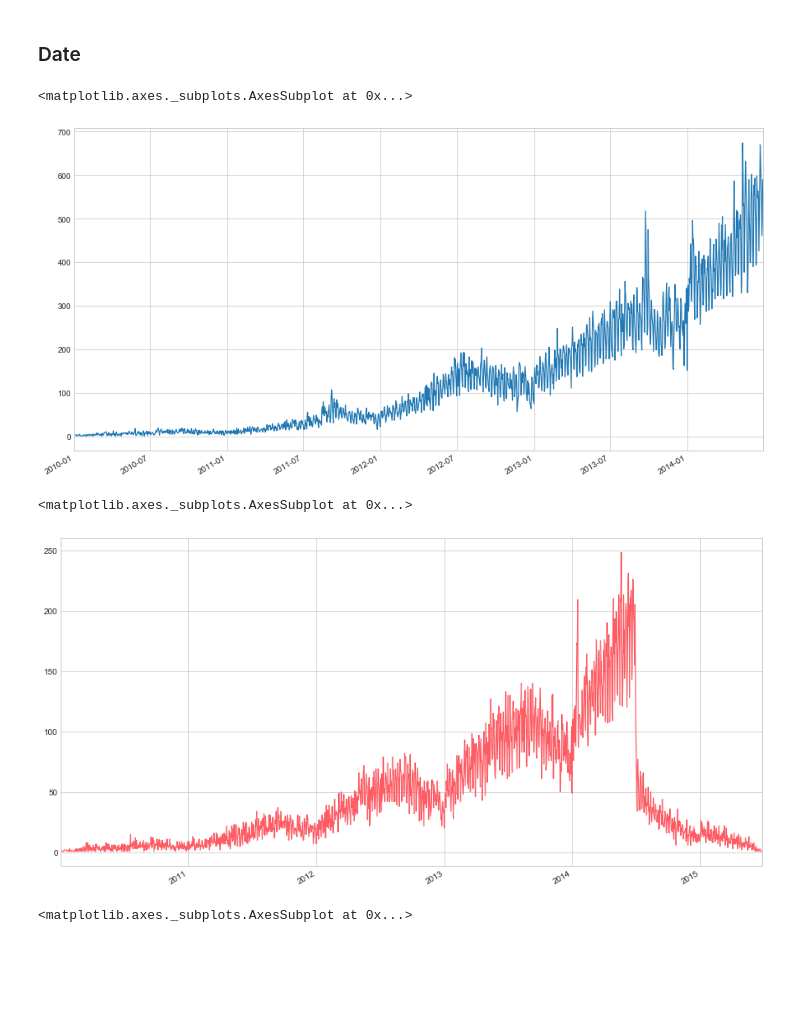
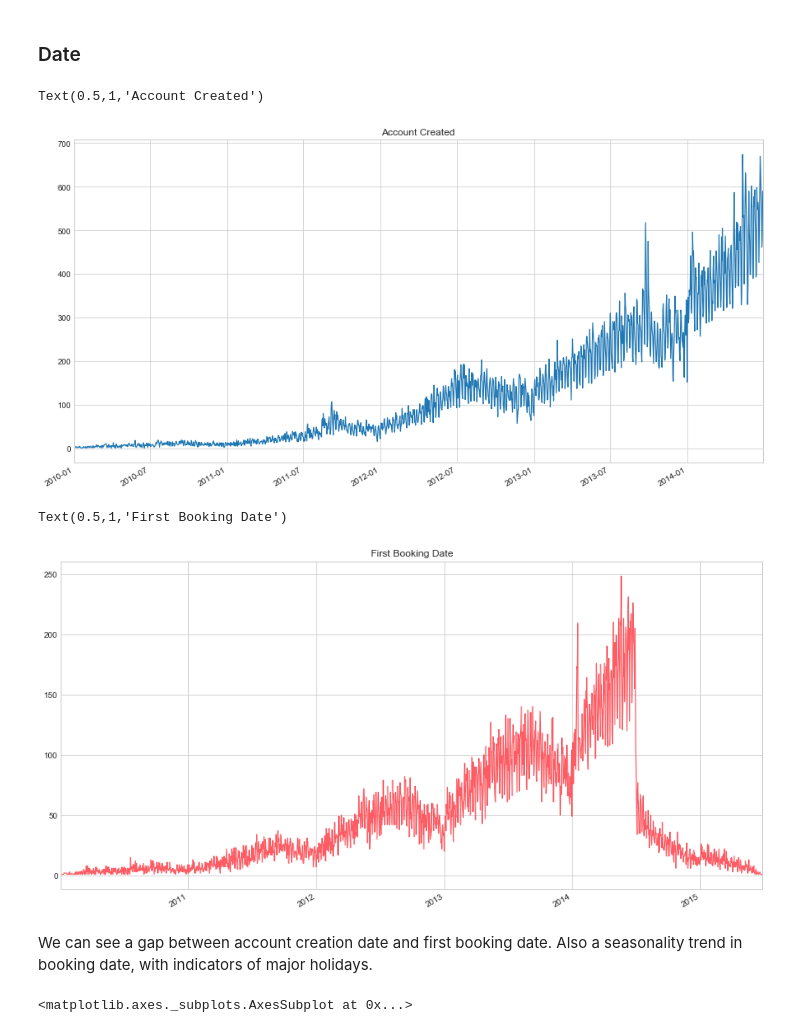
Before and after one commit to doriszsy/BAX452_Machine_Learning, a Jupyter notebook: 452_Airbnb_New_User_Booking.ipynb, the cells around one changed output. Drawn from its saved outputs; the diff is of its cells as text; code cells hidden in the pictures; blank space fills up the shorter version.

```diff
--- a/452_Airbnb_New_User_Booking.ipynb
+++ b/452_Airbnb_New_User_Booking.ipynb
@@ -213,23 +247,27 @@ High NDF & unknown gender, seems like new user who don't really care and has no
 # %% [markdown]
 ### Date
 # %%
+# account created date
+
 fig, axis1 = plt.subplots(1,1,figsize=(15,8))
 
 df['date_account_created_time'] = pd.to_datetime(df['date_account_created'])
-df.date_account_created_time.value_counts().plot(kind='line', linewidth=1.2)
+df.date_account_created_time.value_counts().plot(kind='line', linewidth=1.2).set_title('Account Created')
 # %% [output]
-<matplotlib.axes._subplots.AxesSubplot at 0x...>
+Text(0.5,1,'Account Created')
-[figure, old version]
+[figure, new version]
 # %%
-# fill NA with max date diff = df['date_first_booking_time'].max()- date created
-
+# Date of first booking
 df['date_first_booking_time'] = pd.to_datetime(df['date_first_booking'][df['date_first_booking'] != 0])
 
 fig, axis1 = plt.subplots(1,1,figsize=(15,8))
-df.date_first_booking_time.value_counts().plot(kind='line', linewidth=1.2, color ='#FD5C64')
+df.date_first_booking_time.value_counts().plot(kind='line', linewidth=1.2, color ='#FD5C64').set_title('First Booking Date')
 # %% [output]
-<matplotlib.axes._subplots.AxesSubplot at 0x...>
+Text(0.5,1,'First Booking Date')
-[figure, old version]
+[figure, new version]
+# %% [markdown]
+We can see a gap between account creation date and first booking date.
+Also a seasonality trend in booking date, with indicators of major holidays.
 # %%
 # weekday decision making
 
```
Also changed, not shown: parts of 10 cells of this notebook.
